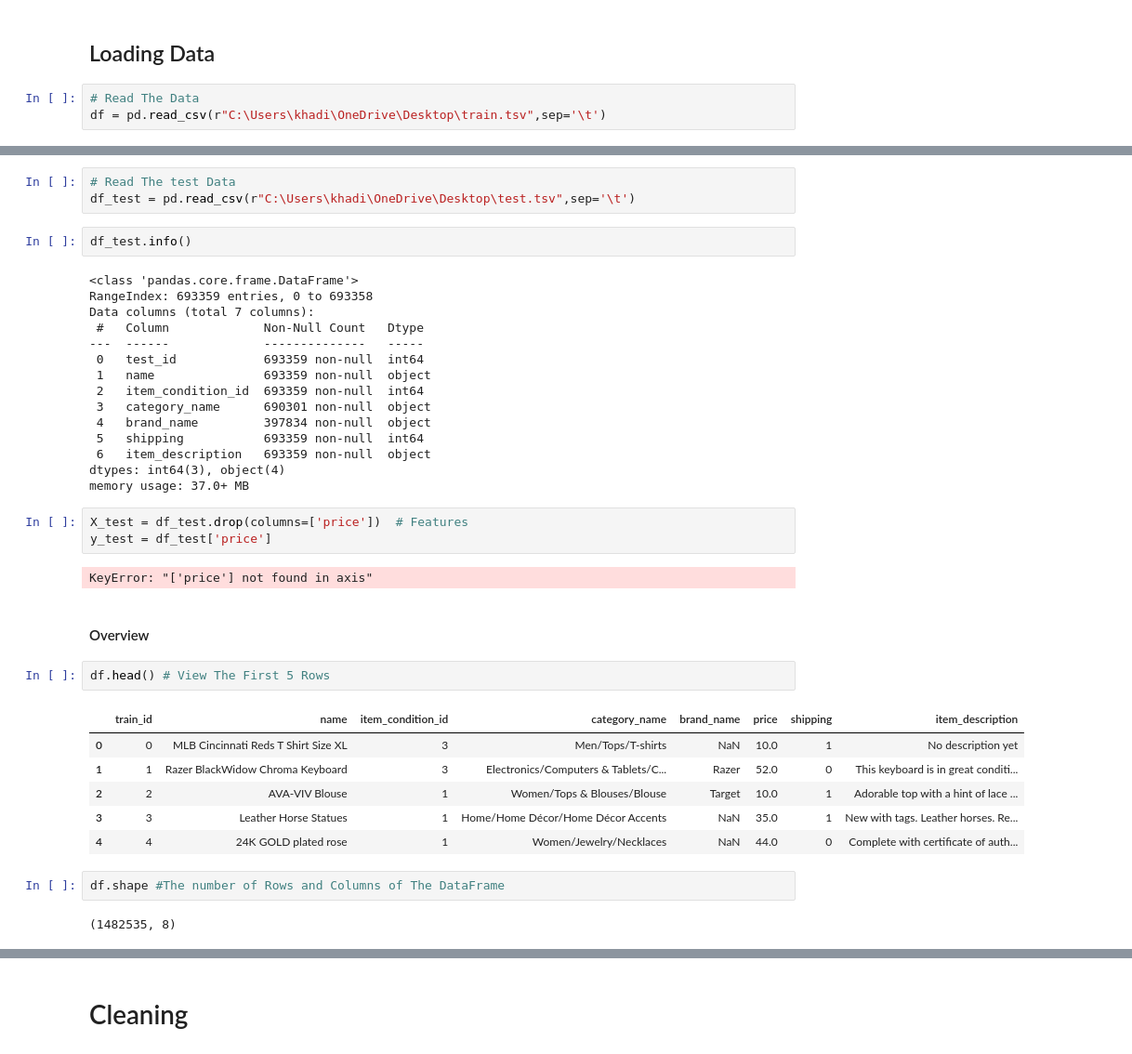
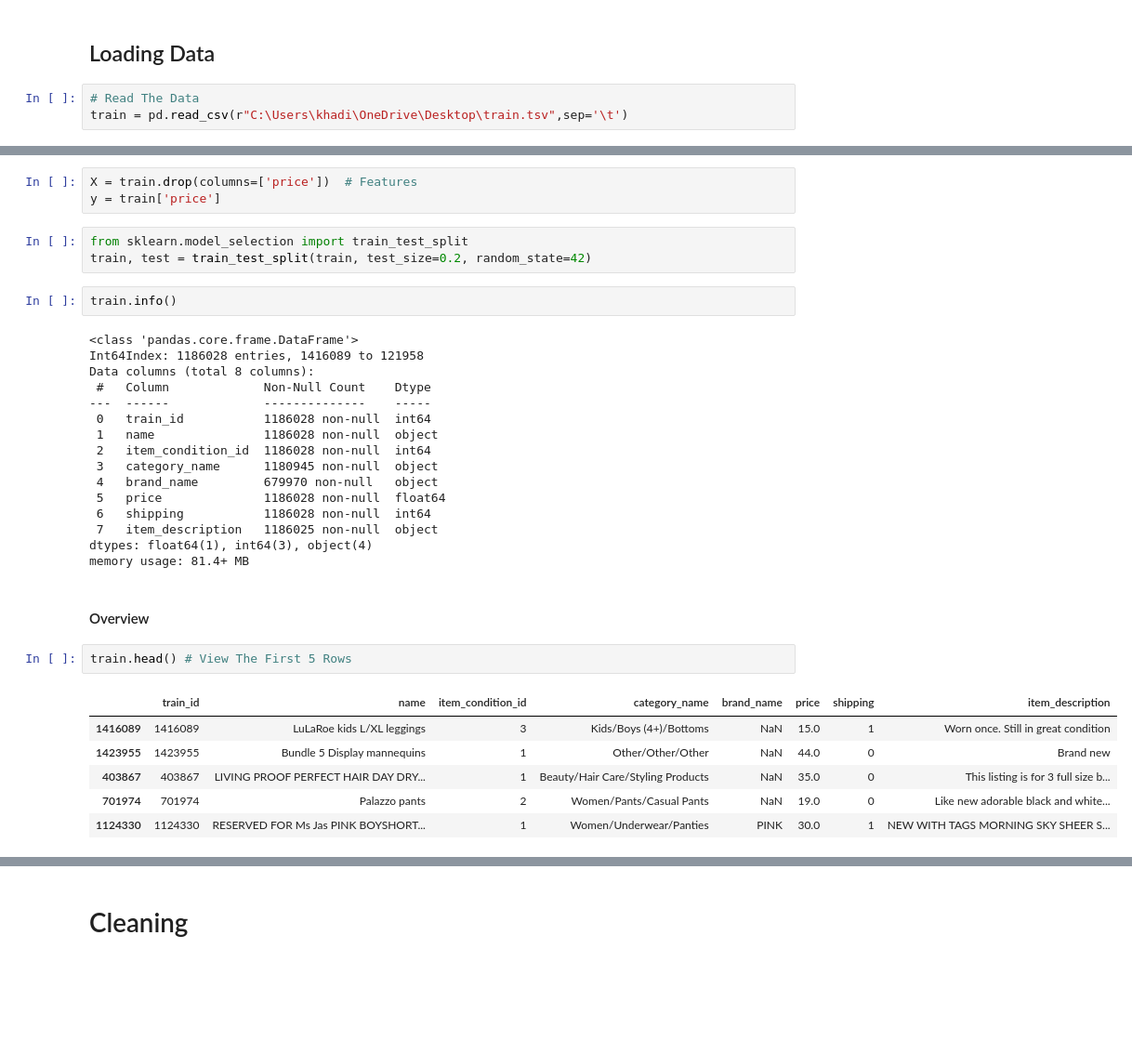
Before and after one commit to Alaqrakhadija/PriceRecomendation-, a Jupyter notebook: EDA/EDA.ipynb, the cells around one changed output, grey strips where cells are left out. Shown at 93% size. Saved outputs shown, nothing was run; the diff lists cells and outputs as text; blank space fills up the shorter version.

Commit message:
modeling

```diff
--- a/EDA/EDA.ipynb
+++ b/EDA/EDA.ipynb
@@ -28,4 +28,4 @@ from datetime import datetime, timedelta
 ##  Loading Data
 # %%
 # Read The Data
-df = pd.read_csv(r"C:\Users\khadi\OneDrive\Desktop\train.tsv",sep='\t')
+train = pd.read_csv(r"C:\Users\khadi\OneDrive\Desktop\train.tsv",sep='\t')
@@ -32,40 +34,35 @@ df = pd.read_csv(r"C:\Users\khadi\OneDrive\Desktop\train.tsv",sep='\t')
+# %%
+X = train.drop(columns=['price'])  # Features
+y = train['price']
 # %%
-# Read The test Data
-df_test = pd.read_csv(r"C:\Users\khadi\OneDrive\Desktop\test.tsv",sep='\t')
+from sklearn.model_selection import train_test_split
+train, test = train_test_split(train, test_size=0.2, random_state=42)
 # %%
-df_test.info()
+train.info()
 # %% [output]
 <class 'pandas.core.frame.DataFrame'>
-RangeIndex: 693359 entries, 0 to 693358
-Data columns (total 7 columns):
- #   Column             Non-Null Count   Dtype
----  ------             --------------   -----
- 0   test_id            693359 non-null  int64
- 1   name               693359 non-null  object
- 2   item_condition_id  693359 non-null  int64
- 3   category_name      690301 non-null  object
- 4   brand_name         397834 non-null  object
- 5   shipping           693359 non-null  int64
- 6   item_description   693359 non-null  object
-dtypes: int64(3), object(4)
-memory usage: 37.0+ MB
+Int64Index: 1186028 entries, 1416089 to 121958
+Data columns (total 8 columns):
+ #   Column             Non-Null Count    Dtype
+---  ------             --------------    -----
+ 0   train_id           1186028 non-null  int64
+ 1   name               1186028 non-null  object
+ 2   item_condition_id  1186028 non-null  int64
+ 3   category_name      1180945 non-null  object
+ 4   brand_name         679970 non-null   object
+ 5   price              1186028 non-null  float64
+ 6   shipping           1186028 non-null  int64
+ 7   item_description   1186025 non-null  object
+dtypes: float64(1), int64(3), object(4)
+memory usage: 81.4+ MB
-# %%
-X_test = df_test.drop(columns=['price'])  # Features
-y_test = df_test['price']
-# %% [output]
-KeyError: "['price'] not found in axis"
 # %% [markdown]
 #### Overview
 # %%
-df.head() # View The First 5 Rows
+train.head() # View The First 5 Rows
 # %% [output]
 |  | train_id | name | item_condition_id | category_name | brand_name | price | shipping | item_description |
-| 0 | 0 | MLB Cincinnati Reds T Shirt Size XL | 3 | Men/Tops/T-shirts | NaN | 10.0 | 1 | No description yet |
-| 1 | 1 | Razer BlackWidow Chroma Keyboard | 3 | Electronics/Computers & Tablets/C... | Razer | 52.0 | 0 | This keyboard is in great conditi... |
-| 2 | 2 | AVA-VIV Blouse | 1 | Women/Tops & Blouses/Blouse | Target | 10.0 | 1 | Adorable top with a hint of lace ... |
-| 3 | 3 | Leather Horse Statues | 1 | Home/Home Décor/Home Décor Accents | NaN | 35.0 | 1 | New with tags. Leather horses. Re... |
-| 4 | 4 | 24K GOLD plated rose | 1 | Women/Jewelry/Necklaces | NaN | 44.0 | 0 | Complete with certificate of auth... |
+| 1416089 | 1416089 | LuLaRoe kids L/XL leggings | 3 | Kids/Boys (4+)/Bottoms | NaN | 15.0 | 1 | Worn once. Still in great condition |
+| 1423955 | 1423955 | Bundle 5 Display mannequins | 1 | Other/Other/Other | NaN | 44.0 | 0 | Brand new |
+| 403867 | 403867 | LIVING PROOF PERFECT HAIR DAY DRY... | 1 | Beauty/Hair Care/Styling Products | NaN | 35.0 | 0 | This listing is for 3 full size b... |
+| 701974 | 701974 | Palazzo pants | 2 | Women/Pants/Casual Pants | NaN | 19.0 | 0 | Like new adorable black and white... |
+| 1124330 | 1124330 | RESERVED FOR Ms Jas PINK BOYSHORT... | 1 | Women/Underwear/Panties | PINK | 30.0 | 1 | NEW WITH TAGS MORNING SKY SHEER S... |
-# %%
-df.shape #The number of Rows and Columns of The DataFrame
-# %% [output]
-(1482535, 8)
```
Also changed, not shown: parts of 46 cells of this notebook.
